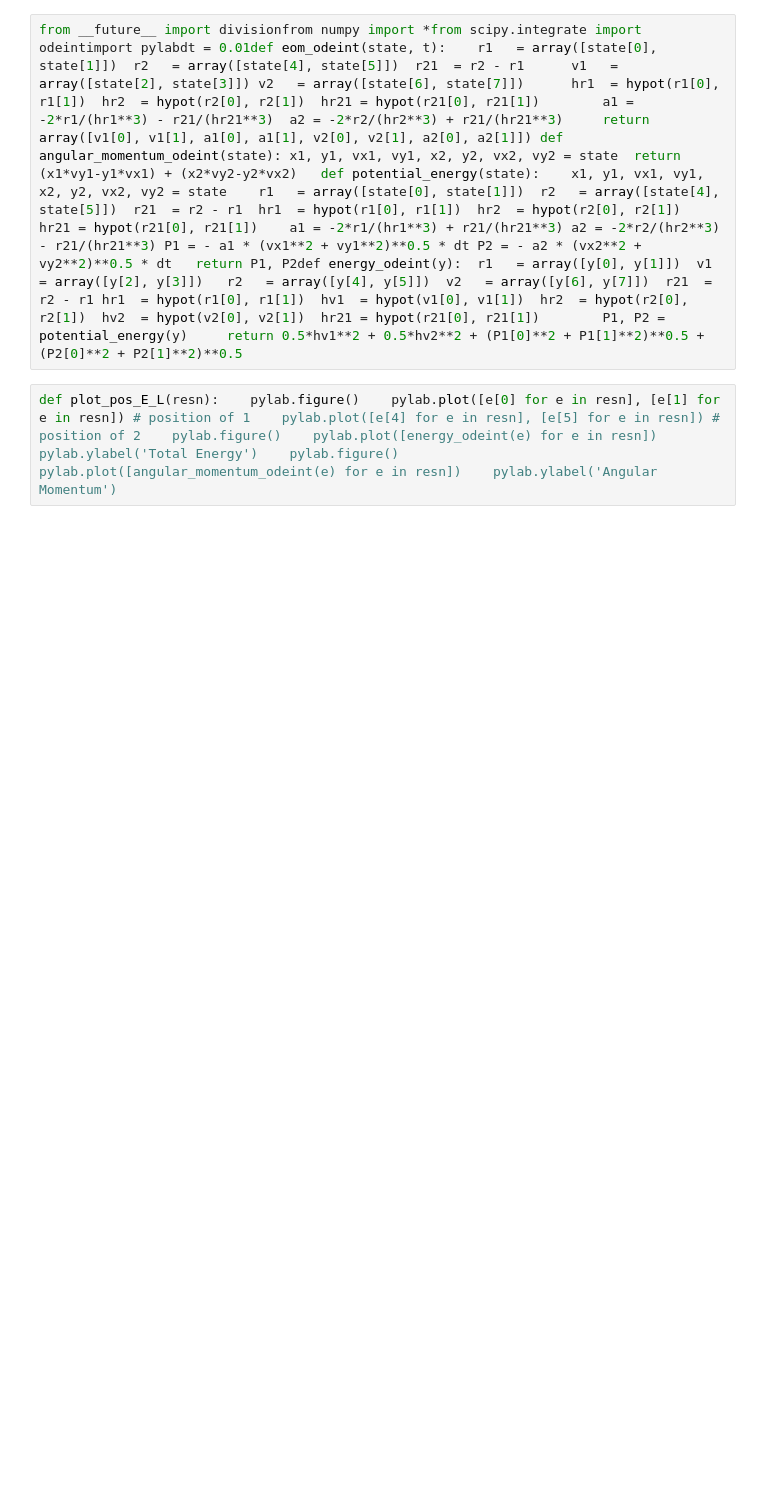
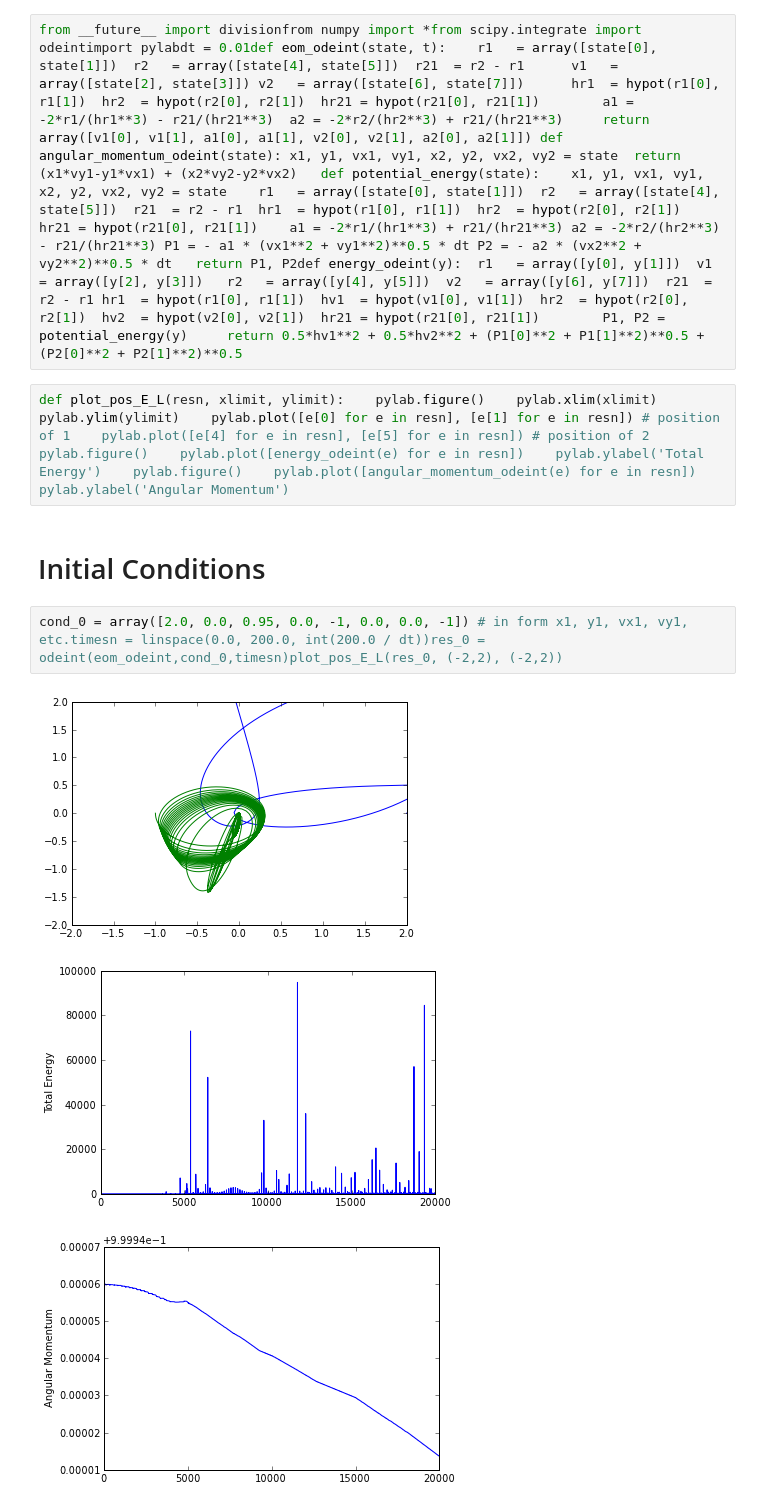
Before and after one commit to octokat/CSCI_477, a Jupyter notebook: HeliumAtom.ipynb, the cells around one changed output. Drawn from its saved outputs; the diff is of its cells as text; blank space fills up the shorter version.

```diff
--- a/HeliumAtom.ipynb
+++ b/HeliumAtom.ipynb
@@ -1,5 +1,13 @@
 # %%
 from __future__ import divisionfrom numpy import *from scipy.integrate import odeintimport pylabdt = 0.01def eom_odeint(state, t):	r1   = array([state[0], state[1]])	r2   = array([state[4], state[5]])	r21  = r2 - r1		v1   = array([state[2], state[3]])	v2   = array([state[6], state[7]])		hr1  = hypot(r1[0], r1[1])	hr2  = hypot(r2[0], r2[1])	hr21 = hypot(r21[0], r21[1])		a1 = -2*r1/(hr1**3) - r21/(hr21**3)	a2 = -2*r2/(hr2**3) + r21/(hr21**3)		return array([v1[0], v1[1], a1[0], a1[1], v2[0], v2[1], a2[0], a2[1]])	def angular_momentum_odeint(state):	x1, y1, vx1, vy1, x2, y2, vx2, vy2 = state	return (x1*vy1-y1*vx1) + (x2*vy2-y2*vx2)	def potential_energy(state):	x1, y1, vx1, vy1, x2, y2, vx2, vy2 = state	r1   = array([state[0], state[1]])	r2   = array([state[4], state[5]])	r21  = r2 - r1	hr1  = hypot(r1[0], r1[1])	hr2  = hypot(r2[0], r2[1])	hr21 = hypot(r21[0], r21[1])	a1 = -2*r1/(hr1**3) + r21/(hr21**3)	a2 = -2*r2/(hr2**3) - r21/(hr21**3)	P1 = - a1 * (vx1**2 + vy1**2)**0.5 * dt	P2 = - a2 * (vx2**2 + vy2**2)**0.5 * dt	return P1, P2def energy_odeint(y):	r1   = array([y[0], y[1]])	v1   = array([y[2], y[3]])	r2   = array([y[4], y[5]])	v2   = array([y[6], y[7]])	r21  = r2 - r1	hr1  = hypot(r1[0], r1[1])	hv1  = hypot(v1[0], v1[1])	hr2  = hypot(r2[0], r2[1])	hv2  = hypot(v2[0], v2[1])	hr21 = hypot(r21[0], r21[1])		P1, P2 = potential_energy(y)		return 0.5*hv1**2 + 0.5*hv2**2 + (P1[0]**2 + P1[1]**2)**0.5 + (P2[0]**2 + P2[1]**2)**0.5
 # %%
-def plot_pos_E_L(resn):    pylab.figure()    pylab.plot([e[0] for e in resn], [e[1] for e in resn]) # position of 1    pylab.plot([e[4] for e in resn], [e[5] for e in resn]) # position of 2    pylab.figure()    pylab.plot([energy_odeint(e) for e in resn])    pylab.ylabel('Total Energy')    pylab.figure()    pylab.plot([angular_momentum_odeint(e) for e in resn])    pylab.ylabel('Angular Momentum')
+def plot_pos_E_L(resn, xlimit, ylimit):    pylab.figure()    pylab.xlim(xlimit)    pylab.ylim(ylimit)    pylab.plot([e[0] for e in resn], [e[1] for e in resn]) # position of 1    pylab.plot([e[4] for e in resn], [e[5] for e in resn]) # position of 2    pylab.figure()    pylab.plot([energy_odeint(e) for e in resn])    pylab.ylabel('Total Energy')    pylab.figure()    pylab.plot([angular_momentum_odeint(e) for e in resn])    pylab.ylabel('Angular Momentum')
+# %% [markdown]
+# Initial Conditions
+# %%
+cond_0 = array([2.0, 0.0, 0.95, 0.0, -1, 0.0, 0.0, -1]) # in form x1, y1, vx1, vy1, etc.timesn = linspace(0.0, 200.0, int(200.0 / dt))res_0 = odeint(eom_odeint,cond_0,timesn)plot_pos_E_L(res_0, (-2,2), (-2,2))
+# %% [output]
+[figure, added]
+[figure, added]
+[figure, added]
 # %%
```
Also changed, not shown: parts of 4 cells of this notebook.
